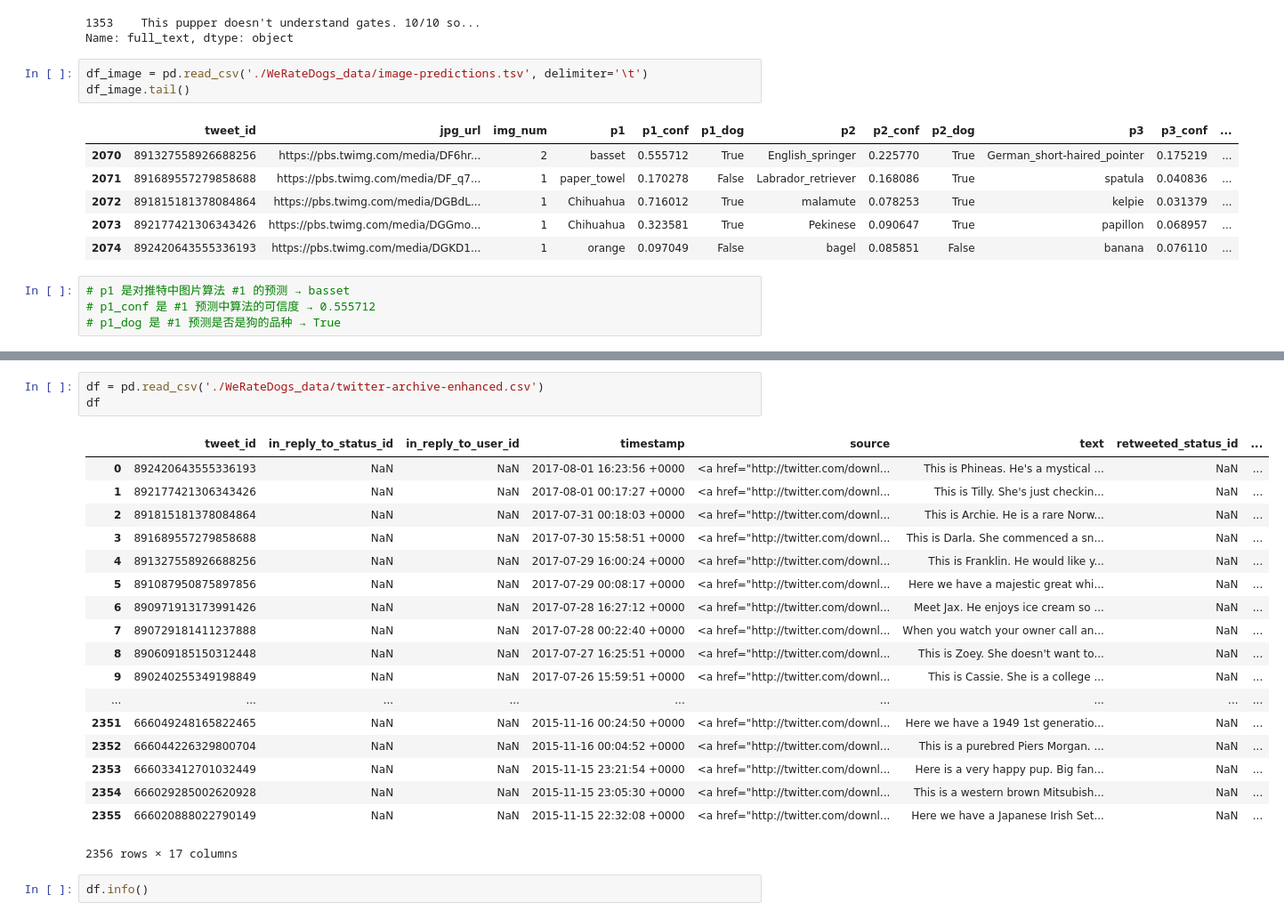
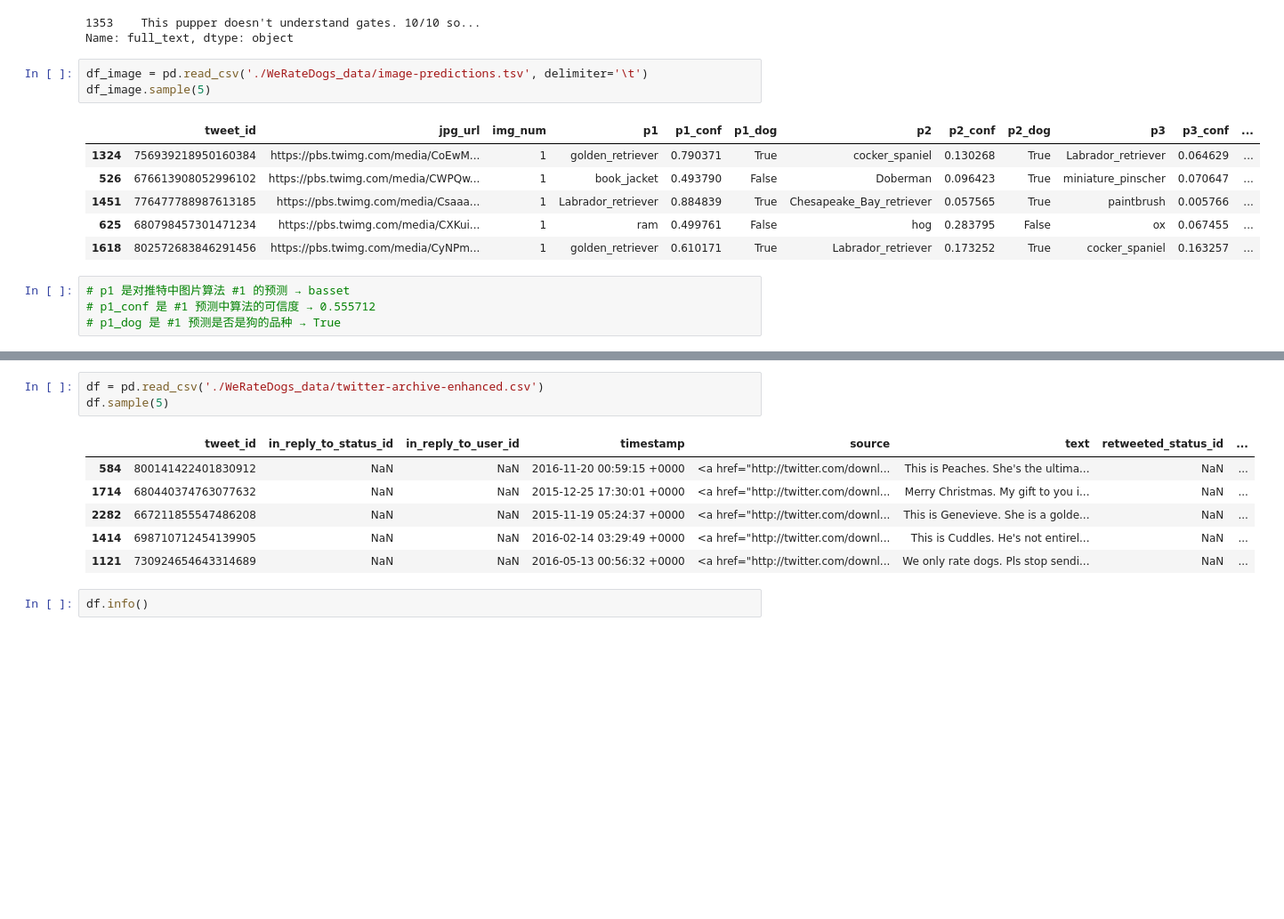
Before and after one commit to Langzzx/dand-advanced-2018, a Jupyter notebook: Data Wrangling and Cleaning/wrangle_act.ipynb, the cells around one changed output, grey strips where cells are left out. Shown at 89% size. Drawn from its saved outputs; the diff is of its cells as text; blank space fills up the shorter version.

```diff
--- a/Data Wrangling and Cleaning/wrangle_act.ipynb
+++ b/Data Wrangling and Cleaning/wrangle_act.ipynb
@@ -87,14 +88,14 @@ print(text_)
 Name: full_text, dtype: object
 # %%
 df_image = pd.read_csv('./WeRateDogs_data/image-predictions.tsv', delimiter='\t')
-df_image.tail()
+df_image.sample(5)
 # %% [output]
 |  | tweet_id | jpg_url | img_num | p1 | p1_conf | p1_dog | p2 | p2_conf | p2_dog | p3 | p3_conf | ... |
-| 2070 | 891327558926688256 | https://pbs.twimg.com/media/DF6hr... | 2 | basset | 0.555712 | True | English_springer | 0.225770 | True | German_short-haired_pointer | 0.175219 | ... |
-| 2071 | 891689557279858688 | https://pbs.twimg.com/media/DF_q7... | 1 | paper_towel | 0.170278 | False | Labrador_retriever | 0.168086 | True | spatula | 0.040836 | ... |
-| 2072 | 891815181378084864 | https://pbs.twimg.com/media/DGBdL... | 1 | Chihuahua | 0.716012 | True | malamute | 0.078253 | True | kelpie | 0.031379 | ... |
-| 2073 | 892177421306343426 | https://pbs.twimg.com/media/DGGmo... | 1 | Chihuahua | 0.323581 | True | Pekinese | 0.090647 | True | papillon | 0.068957 | ... |
-| 2074 | 892420643555336193 | https://pbs.twimg.com/media/DGKD1... | 1 | orange | 0.097049 | False | bagel | 0.085851 | False | banana | 0.076110 | ... |
+| 1324 | 756939218950160384 | https://pbs.twimg.com/media/CoEwM... | 1 | golden_retriever | 0.790371 | True | cocker_spaniel | 0.130268 | True | Labrador_retriever | 0.064629 | ... |
+| 526 | 676613908052996102 | https://pbs.twimg.com/media/CWPQw... | 1 | book_jacket | 0.493790 | False | Doberman | 0.096423 | True | miniature_pinscher | 0.070647 | ... |
+| 1451 | 776477788987613185 | https://pbs.twimg.com/media/Csaaa... | 1 | Labrador_retriever | 0.884839 | True | Chesapeake_Bay_retriever | 0.057565 | True | paintbrush | 0.005766 | ... |
+| 625 | 680798457301471234 | https://pbs.twimg.com/media/CXKui... | 1 | ram | 0.499761 | False | hog | 0.283795 | False | ox | 0.067455 | ... |
+| 1618 | 802572683846291456 | https://pbs.twimg.com/media/CyNPm... | 1 | golden_retriever | 0.610171 | True | Labrador_retriever | 0.173252 | True | cocker_spaniel | 0.163257 | ... |
 # %%
 # p1 是对推特中图片算法 #1 的预测 → basset
 # p1_conf 是 #1 预测中算法的可信度 → 0.555712
@@ -121,26 +122,14 @@ dtypes: bool(3), float64(3), int64(2), object(4)
 memory usage: 152.1+ KB
 # %%
 df = pd.read_csv('./WeRateDogs_data/twitter-archive-enhanced.csv')
-df
+df.sample(5)
 # %% [output]
 |  | tweet_id | in_reply_to_status_id | in_reply_to_user_id | timestamp | source | text | retweeted_status_id | ... |
-| 0 | 892420643555336193 | NaN | NaN | 2017-08-01 16:23:56 +0000 | <a href="http://twitter.com/downl... | This is Phineas. He's a mystical ... | NaN | ... |
-| 1 | 892177421306343426 | NaN | NaN | 2017-08-01 00:17:27 +0000 | <a href="http://twitter.com/downl... | This is Tilly. She's just checkin... | NaN | ... |
-| 2 | 891815181378084864 | NaN | NaN | 2017-07-31 00:18:03 +0000 | <a href="http://twitter.com/downl... | This is Archie. He is a rare Norw... | NaN | ... |
-| 3 | 891689557279858688 | NaN | NaN | 2017-07-30 15:58:51 +0000 | <a href="http://twitter.com/downl... | This is Darla. She commenced a sn... | NaN | ... |
-| 4 | 891327558926688256 | NaN | NaN | 2017-07-29 16:00:24 +0000 | <a href="http://twitter.com/downl... | This is Franklin. He would like y... | NaN | ... |
-| 5 | 891087950875897856 | NaN | NaN | 2017-07-29 00:08:17 +0000 | <a href="http://twitter.com/downl... | Here we have a majestic great whi... | NaN | ... |
-| 6 | 890971913173991426 | NaN | NaN | 2017-07-28 16:27:12 +0000 | <a href="http://twitter.com/downl... | Meet Jax. He enjoys ice cream so ... | NaN | ... |
-| 7 | 890729181411237888 | NaN | NaN | 2017-07-28 00:22:40 +0000 | <a href="http://twitter.com/downl... | When you watch your owner call an... | NaN | ... |
-| 8 | 890609185150312448 | NaN | NaN | 2017-07-27 16:25:51 +0000 | <a href="http://twitter.com/downl... | This is Zoey. She doesn't want to... | NaN | ... |
-| 9 | 890240255349198849 | NaN | NaN | 2017-07-26 15:59:51 +0000 | <a href="http://twitter.com/downl... | This is Cassie. She is a college ... | NaN | ... |
-| ... | ... | ... | ... | ... | ... | ... | ... | ... |
-| 2351 | 666049248165822465 | NaN | NaN | 2015-11-16 00:24:50 +0000 | <a href="http://twitter.com/downl... | Here we have a 1949 1st generatio... | NaN | ... |
-| 2352 | 666044226329800704 | NaN | NaN | 2015-11-16 00:04:52 +0000 | <a href="http://twitter.com/downl... | This is a purebred Piers Morgan. ... | NaN | ... |
-| 2353 | 666033412701032449 | NaN | NaN | 2015-11-15 23:21:54 +0000 | <a href="http://twitter.com/downl... | Here is a very happy pup. Big fan... | NaN | ... |
-| 2354 | 666029285002620928 | NaN | NaN | 2015-11-15 23:05:30 +0000 | <a href="http://twitter.com/downl... | This is a western brown Mitsubish... | NaN | ... |
-| 2355 | 666020888022790149 | NaN | NaN | 2015-11-15 22:32:08 +0000 | <a href="http://twitter.com/downl... | Here we have a Japanese Irish Set... | NaN | ... |
+| 584 | 800141422401830912 | NaN | NaN | 2016-11-20 00:59:15 +0000 | <a href="http://twitter.com/downl... | This is Peaches. She's the ultima... | NaN | ... |
+| 1714 | 680440374763077632 | NaN | NaN | 2015-12-25 17:30:01 +0000 | <a href="http://twitter.com/downl... | Merry Christmas. My gift to you i... | NaN | ... |
+| 2282 | 667211855547486208 | NaN | NaN | 2015-11-19 05:24:37 +0000 | <a href="http://twitter.com/downl... | This is Genevieve. She is a golde... | NaN | ... |
+| 1414 | 698710712454139905 | NaN | NaN | 2016-02-14 03:29:49 +0000 | <a href="http://twitter.com/downl... | This is Cuddles. He's not entirel... | NaN | ... |
+| 1121 | 730924654643314689 | NaN | NaN | 2016-05-13 00:56:32 +0000 | <a href="http://twitter.com/downl... | We only rate dogs. Pls stop sendi... | NaN | ... |
-2356 rows × 17 columns
 # %%
 df.info()
 # %% [output]
```
Also changed, not shown: parts of 14 cells of this notebook.
